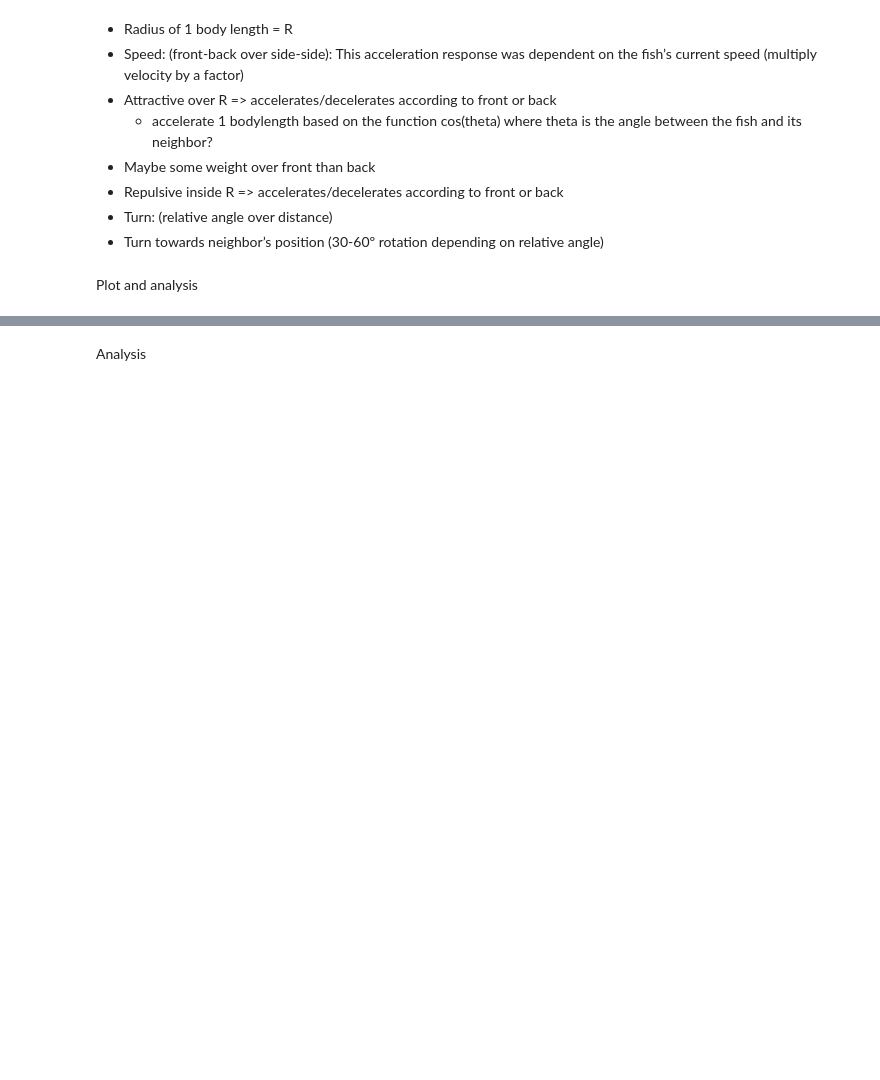
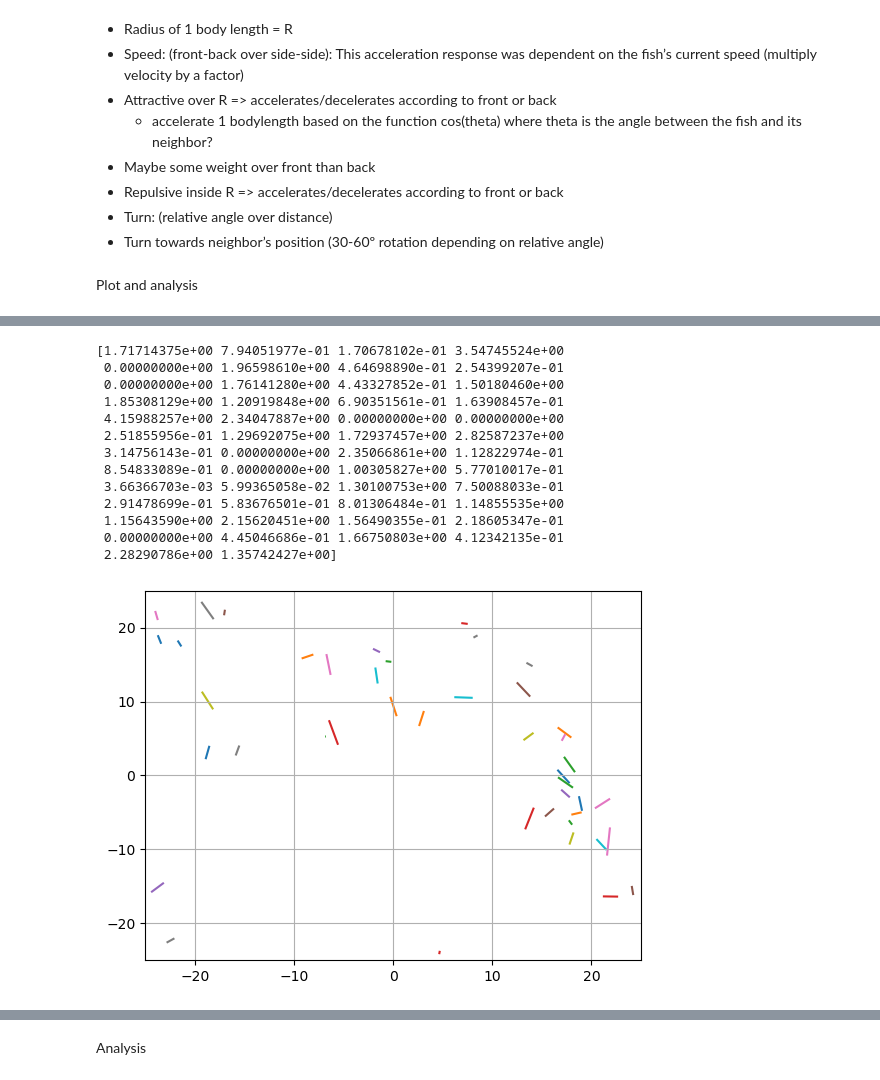
Before and after one commit to Bobomoto/PHYS250-Final-Project, a Jupyter notebook: Finalproject.ipynb, the cells around one changed output, grey strips where cells are left out. Cells and saved outputs as stored; diff of their text form; code cells hidden in the pictures; blank space fills up the shorter version.

```diff
--- a/Finalproject.ipynb
+++ b/Finalproject.ipynb
@@ -324,0 +334,46 @@ plt.plot()
+# %%
+#final velocity plot function
+def plotvel(coords, radorientations, speeds, viewrange = (-50,50), title = ''):
+    markerstyle = MarkerStyle(marker= '_')
+
+    figurelength = viewrange[1]-viewrange[0]
+    degmotangles = np.rad2deg(radorientations)
+
+    xcoords, ycoords = zip(*coords)
+    N = len(coords)
+
+    fig, ax = plt.subplots()
+
+    # scaling of the length is proportional to the velocity
+    for i in np.arange(N):
+        rotmarker = markerstyle.transformed(mpl.transforms.Affine2D().rotate_deg(degmotangles[i]))
+        scale = speeds[i]
+        ax.scatter(xcoords[i],ycoords[i], marker = rotmarker, s = 100*scale)
+
+    #plot view range
+    ax.set_xlim(viewrange[0],viewrange[1])
+    ax.set_ylim(viewrange[0],viewrange[1])
+
+    ax.set_title(title)
+    ax.grid()
+
+    plt.show()
+# %%
+#final velocity plot:
+print(motspeeds)
+plotvel(pos, motorientations, motspeeds, viewrange = (-plotmaxcoord,plotmaxcoord))
+# %% [output]
+[1.71714375e+00 7.94051977e-01 1.70678102e-01 3.54745524e+00
+ 0.00000000e+00 1.96598610e+00 4.64698890e-01 2.54399207e-01
+ 0.00000000e+00 1.76141280e+00 4.43327852e-01 1.50180460e+00
+ 1.85308129e+00 1.20919848e+00 6.90351561e-01 1.63908457e-01
+ 4.15988257e+00 2.34047887e+00 0.00000000e+00 0.00000000e+00
+ 2.51855956e-01 1.29692075e+00 1.72937457e+00 2.82587237e+00
+ 3.14756143e-01 0.00000000e+00 2.35066861e+00 1.12822974e-01
+ 8.54833089e-01 0.00000000e+00 1.00305827e+00 5.77010017e-01
+ 3.66366703e-03 5.99365058e-02 1.30100753e+00 7.50088033e-01
+ 2.91478699e-01 5.83676501e-01 8.01306484e-01 1.14855535e+00
+ 1.15643590e+00 2.15620451e+00 1.56490355e-01 2.18605347e-01
+ 0.00000000e+00 4.45046686e-01 1.66750803e+00 4.12342135e-01
+ 2.28290786e+00 1.35742427e+00]
+[figure, added]
```
Also changed, not shown: parts of 8 cells of this notebook, 1 other file.
